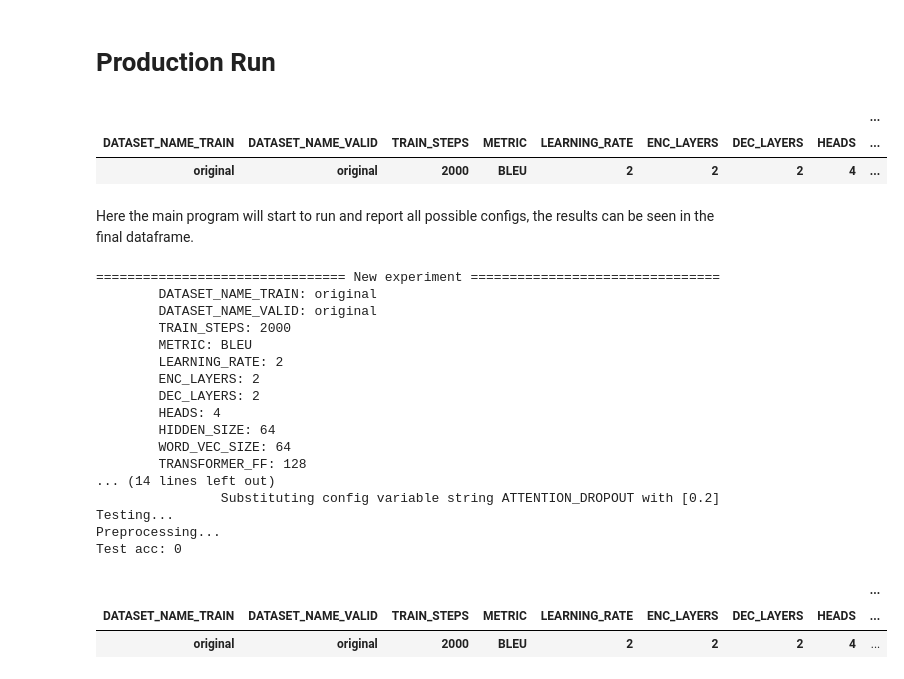
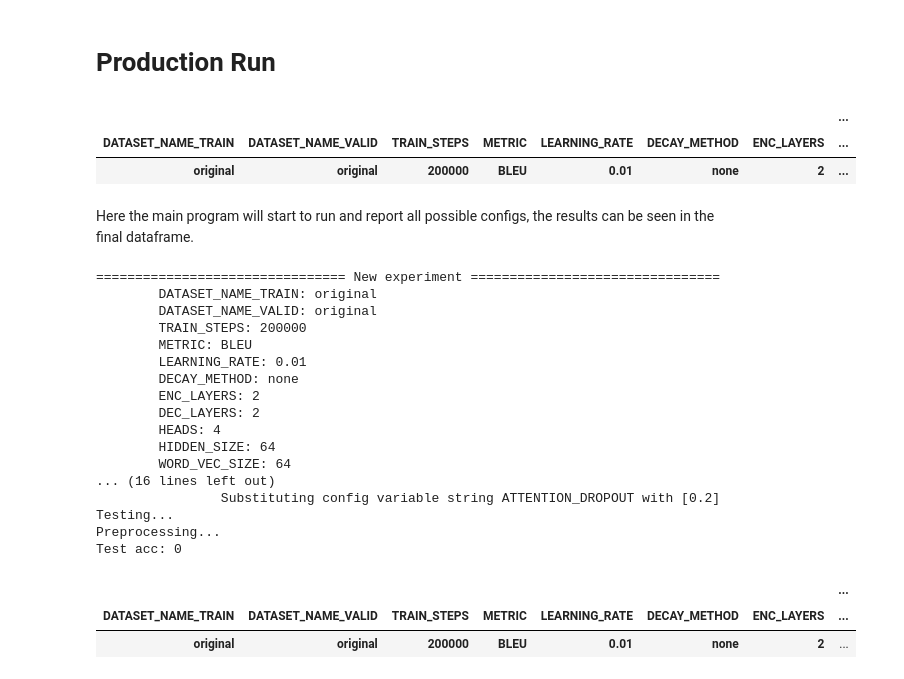
Before and after one commit to skogsgren/MT-5LN711-Runyankole, a Jupyter notebook: src/ml_experiments.ipynb, the cells around one changed output. Drawn from its saved outputs; the diff is of its cells as text; code cells hidden in the pictures.

Commit message:
update with latest configs

```diff
--- a/src/ml_experiments.ipynb
+++ b/src/ml_experiments.ipynb
@@ -330,42 +330,44 @@ possible_config_values = {
         # "bible",
         # "all"
     ],
-    "TRAIN_STEPS": [200*10],
+    "TRAIN_STEPS": [200*1000],
     "METRIC": ["BLEU"],
-    "LEARNING_RATE": [2],
+    "LEARNING_RATE": [0.01],
+    "DECAY_METHOD": ["none", "noam"],
     "ENC_LAYERS":[2, 4],
     "DEC_LAYERS":[2, 4],
     "HEADS":[4, 16],
     "HIDDEN_SIZE": [64],
     "WORD_VEC_SIZE": [64, 512], # should match HIDDEN_SIZE
     "TRANSFORMER_FF": [128, 2048],
     "DROPOUT": ["[0.2]"],
     "ATTENTION_DROPOUT": ["[0.2]"],
 
 }
 FREEZE_CONFIGS = {
     "LEARNING_RATE": possible_config_values[ "LEARNING_RATE" ][ 0 ],
+    "DECAY_METHOD": possible_config_values[ "DECAY_METHOD" ][ 0 ],
     "ENC_LAYERS": possible_config_values[ "ENC_LAYERS" ][ 0 ],
     "DEC_LAYERS": possible_config_values[ "DEC_LAYERS" ][ 0 ],
     "HEADS": possible_config_values[ "HEADS" ][ 0 ],
     "HIDDEN_SIZE": possible_config_values[ "HIDDEN_SIZE" ][ 0 ],
     "WORD_VEC_SIZE": possible_config_values[ "WORD_VEC_SIZE" ][ 0 ],
     "TRANSFORMER_FF": possible_config_values[ "TRANSFORMER_FF" ][ 0 ],
 }
 MUST_INCLUDE_COMBINATIONS = {}
 
 test_config = ExperimentConfig(
     possible_config_values,
     perc = 1.0,
     freeze_configs = FREEZE_CONFIGS,
     must_include_combinations = MUST_INCLUDE_COMBINATIONS
 )
 
 test_config.get_df_config_samples()
 # %% [output]
-|  |  |  |  |  |  |  |  | ... |
-| DATASET_NAME_TRAIN | DATASET_NAME_VALID | TRAIN_STEPS | METRIC | LEARNING_RATE | ENC_LAYERS | DEC_LAYERS | HEADS | ... |
-| original | original | 2000 | BLEU | 2 | 2 | 2 | 4 | ... |
+|  |  |  |  |  |  |  | ... |
+| DATASET_NAME_TRAIN | DATASET_NAME_VALID | TRAIN_STEPS | METRIC | LEARNING_RATE | DECAY_METHOD | ENC_LAYERS | ... |
+| original | original | 200000 | BLEU | 0.01 | none | 2 | ... |
 # %% [markdown]
 Here the main program will start to run and report all possible configs, the results can be seen in the final dataframe.
 # %%
@@ -381,20 +383,20 @@ mt_lab.get_df_reports()
 ================================ New experiment ================================
         DATASET_NAME_TRAIN: original
         DATASET_NAME_VALID: original
-        TRAIN_STEPS: 2000
+        TRAIN_STEPS: 200000
         METRIC: BLEU
-        LEARNING_RATE: 2
+        LEARNING_RATE: 0.01
+        DECAY_METHOD: none
         ENC_LAYERS: 2
         DEC_LAYERS: 2
         HEADS: 4
         HIDDEN_SIZE: 64
         WORD_VEC_SIZE: 64
-        TRANSFORMER_FF: 128
-... (14 lines left out)
+... (16 lines left out)
                 Substituting config variable string ATTENTION_DROPOUT with [0.2]
 Testing...
 Preprocessing...
 Test acc: 0
-|  |  |  |  |  |  |  |  | ... |
-| DATASET_NAME_TRAIN | DATASET_NAME_VALID | TRAIN_STEPS | METRIC | LEARNING_RATE | ENC_LAYERS | DEC_LAYERS | HEADS | ... |
-| original | original | 2000 | BLEU | 2 | 2 | 2 | 4 | ... |
+|  |  |  |  |  |  |  | ... |
+| DATASET_NAME_TRAIN | DATASET_NAME_VALID | TRAIN_STEPS | METRIC | LEARNING_RATE | DECAY_METHOD | ENC_LAYERS | ... |
+| original | original | 200000 | BLEU | 0.01 | none | 2 | ... |
```
Also changed, not shown: 2 other files.
